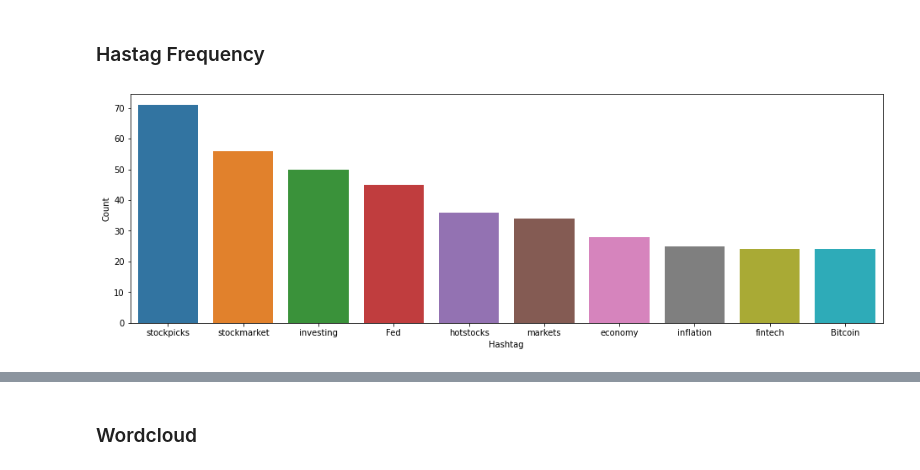
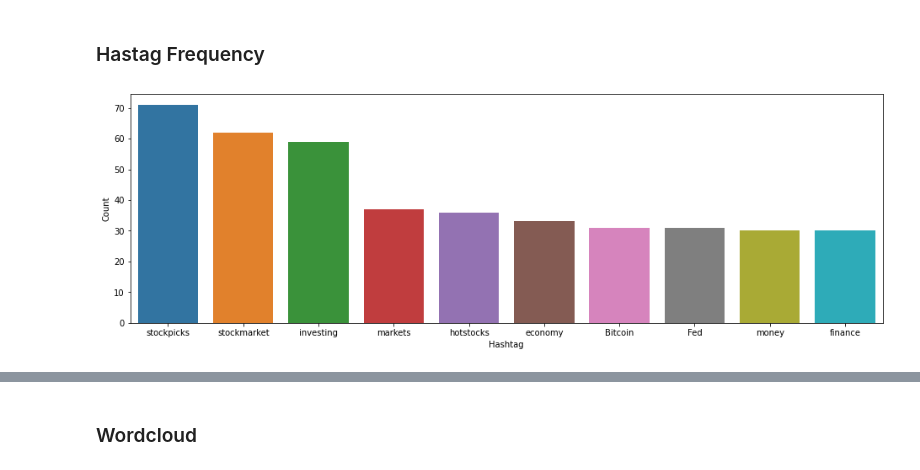
Before and after one commit to pranav-kaushal/NLP-Project-Sentiment-Analysis, a Jupyter notebook: Twitter_sentiment_analysis.ipynb, the cells around one changed output, grey strips where cells are left out. Saved outputs shown, nothing was run; the diff lists cells and outputs as text; code cells hidden in the pictures.

```diff
--- a/Twitter_sentiment_analysis.ipynb
+++ b/Twitter_sentiment_analysis.ipynb
@@ -112,8 +112,8 @@ api = tweepy.API(auth,wait_on_rate_limit=True, wait_on_rate_limit_notify = True)
 500,000 Tweets / month
 PER PROJECT
 # %%
-#Keyword Search and No of Tweets to capture
-tweet_list=[]
+# User Search and No of Tweets to capture
+tweet_lst=[]
 users = ['@globeinvestor','@bloombergCA','@Marketcall','@LA&C Investments','@TheMotleyFoolCA','@BNNBloomberg','@YahooFinanceCA','@StockTrades_CA','@rcarrick','@marketsglobe','@PattieCTV','@Streetwise','@stockchase',
 '@financialpost','@FinMKTG','@JonChevreau','@MoneySense','@BoomerandEcho','@squawkfox','@reformedbroker','@thestalwart' ,'@michaelbabad','@FTalphaville','@dbcurren',
 '@benrabidoux','@noahpinion','@boes_','@sbarlow_ROB','@amberkanwar','@business','@elerianm','@reutersjamie','@M_C_Klein',
@@ -130,19 +130,19 @@ users = ['@globeinvestor','@bloombergCA','@Marketcall','@LA&C Investments','@The
 for user in users:
     tweets = api.user_timeline(screen_name = user, count = 100, lang = "en", tweet_mode = "extended")
     for tweet in tweets:
-      tweet_list.append(tweet.full_text)
-      #print (tweet.full_text)
+      tweet_lst.append(tweet.full_text)
     #print(f"- {tweet.full_text}")
 # %%
-
-#Keyword Search and No of Tweets to capture
-
-search_keyword = ['scotiabank','BNS','Canadian Banking','Canadian Banks','Earnings release','EPS','Profits','Reserves','Provisions','Big5','PCL', 'Risk','Retail lending',
-'Secured loans','Unsecured loans','Mortgages','Home equity loans','Auto loans','Line of credit','Credit cards','Personal loans','Loan growth','Loan origination','Credit quality','Delinquency','Past due loans','Impaired loans','Allowances','Reserves','Loan loss','Credit loss','Vintage','Write offs','Collections','Strategy']
-#tweets = tweepy.Cursor(api.search, q=search_keyword).items(no_Tweet)
+# Keyword Search and No of Tweets to capture
+search_keyword = ['scotiabank','BNS','Canadian Banking','Canadian Banks','Earnings release','EPS','Profits','Reserves','Provisions',
+                  'Credit cards','Personal loans','Loan growth','Loan origination','Credit quality','Delinquency','Past due loans',
+                  'Impaired loans','Allowances','Reserves','Loan loss','Credit loss','Vintage','Write offs','Collections','Strategy',
+                  'Big5','PCL', 'Risk','Retail lending','Secured loans','Unsecured loans','Mortgages','Home equity loans','Auto loans',
+                  'Line of credit']
+# For loop to run the list of keywords and then for loop to extract Full Text from the tweets
 for search in search_keyword:
-    tweets = tweepy.Cursor(api.search, q=search_keyword,lang = "en",tweet_mode = "extended").items(100)
+    tweets = api.search(q = search, lang = "en",tweet_mode = "extended",count = 100, coordinates = "-79.384293,43.653908,10000km")
     for tweet in tweets:
-      tweet_list.append(tweet.full_text)
-tweet_list[:5]
+      tweet_lst.append(tweet.full_text)
+tweet_lst[:5]
 # %% [output]
@@ -174,7 +174,7 @@ tweet_list[0:-1]
  ...]
 # %%
 # Create a copy of the list to work on
-tw_list1 = tweet_list.copy()
+tw_copy = tweet_lst.copy()
 # %% [markdown]
 ### Using Pipeline to clean text
 # %% [markdown]
@@ -222,7 +222,7 @@ import re
 #search_word = "playoff"
 list1 = []
 # Using lambda expression filter the data
-for x in tw_list1:
+for x in tw_copy:
   if "playoff" not in x:
     list1.append(x)
   elif "arena" not in x:
@@ -332,15 +335,15 @@ def hashtag_extract(x):
     return hashtags
 # %%
-HT = hashtag_extract(tw_list1) # Using the original list which is uncleaned to extract hashtags
+HT = hashtag_extract(tw_copy) # Using the original list which is uncleaned to extract hashtags
 # unnesting list
 HT = sum(HT,[])
 a = nltk.FreqDist(HT)
 d = pd.DataFrame({'Hashtag': list(a.keys()),'Count': list(a.values())})
 # selecting top 10 most frequent hashtags
 d = d.nlargest(columns="Count", n = 10)
 plt.figure(figsize=(16,5))
 ax = sns.barplot(data=d, x= "Hashtag", y = "Count")
 ax.set(ylabel = 'Count')
 plt.show()
 # %% [output]
-[figure, old version]
+[figure, new version]
```
Also changed, not shown: parts of 39 cells of this notebook.
